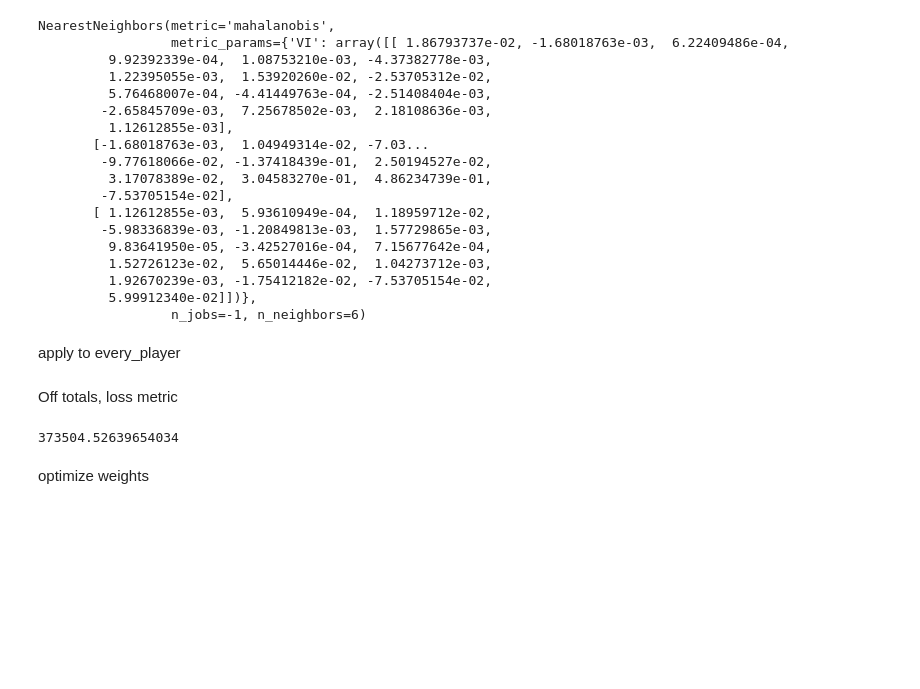
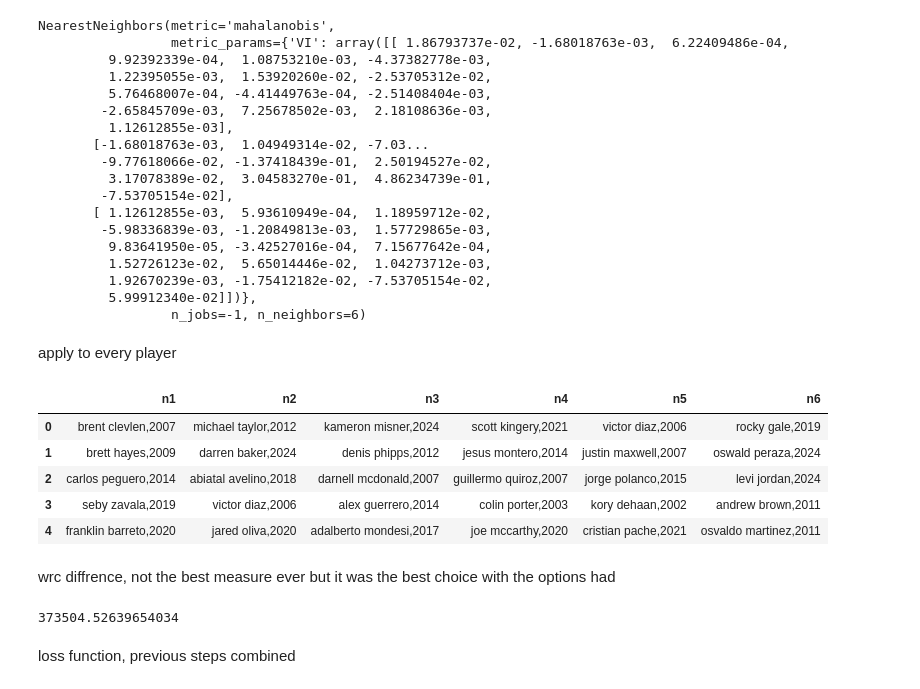
Before and after one commit to daltonlowery26/DIPS, a Jupyter notebook: models/wrc_neighbors/nn_02_24.ipynb, the cells around one changed output. Drawn from its saved outputs; the diff is of its cells as text; code cells hidden in the pictures; blank space fills up the shorter version.

Commit message:
Refactor code structure. Fix scipy weights opti and begin work on regression predection

```diff
--- a/nearest_neighbor_models/nn_02_24.ipynb
+++ b/models/wrc_neighbors/nn_02_24.ipynb
@@ -173,5 +173,5 @@ NearestNeighbors(metric='mahalanobis',
          5.99912340e-02]])},
                  n_jobs=-1, n_neighbors=6)
 # %% [markdown]
-apply to every_player
+apply to every player
 # %%
@@ -179,31 +179,39 @@ kNear = pd.DataFrame(columns=['n1', 'd1', 'n2', 'd2', 'n3', 'd3', 'n4', 'd4', 'n
 # %%
-distances, indices = nn.kneighbors(X)
+def df_apply(indices):
+    rows = []
+    indices_array = indices.astype(int)
 
-rows = []
-for i, idx in enumerate(X.index):
-    row_data = {}
+    # Get the actual index values from normalized_data
+    original_indices = normalized_data.index.values[:len(indices)]
 
-    # Get the indices of the nearest neighbors for the current player
-    neighbor_indices = indices[i]
-    neighbor_distances = distances[i]
+    for i, idx in enumerate(original_indices):
+        row_data = {}
+        neighbor_indices = indices_array[i]
 
-    # Get names and seasons combined for neighbors
-    for j, neighbor_idx in enumerate(neighbor_indices):
-        try:
-            name = normalized_data.iloc[neighbor_idx]['Name']
-            season = str(normalized_data.iloc[neighbor_idx]['Season'])
-            row_data[f'n{j+1}'] = f"{name},{season}"
-            row_data[f'd{j+1}'] = f"{neighbor_distances[j]:.2f}"
-        except Exception as e:
-            print(f"{e} at index {neighbor_idx}")
-            continue
+        # Get names and seasons combined for neighbors
+        for j, neighbor_idx in enumerate(neighbor_indices):
+            try:
+                name = normalized_data.iloc[neighbor_idx]['Name']
+                season = str(normalized_data.iloc[neighbor_idx]['Season'])
+                row_data[f'n{j+1}'] = f"{name},{season}"
+            except:
+                row_data[f'n{j+1}'] = "NA,0"
+        rows.append(row_data)
 
-    rows.append(row_data)
-
-# Convert the list of dictionaries to a DataFrame
-kNear = pd.DataFrame(rows, index=X.index)
+    return pd.DataFrame(rows, index=original_indices)
+# %%
+indices_test = nn.kneighbors(X, return_distance=False)
+kNear = df_apply(indices=indices_test)
+kNear.head()
+# %% [output]
+|  | n1 | n2 | n3 | n4 | n5 | n6 |
+| 0 | brent clevlen,2007 | michael taylor,2012 | kameron misner,2024 | scott kingery,2021 | victor diaz,2006 | rocky gale,2019 |
+| 1 | brett hayes,2009 | darren baker,2024 | denis phipps,2012 | jesus montero,2014 | justin maxwell,2007 | oswald peraza,2024 |
+| 2 | carlos peguero,2014 | abiatal avelino,2018 | darnell mcdonald,2007 | guillermo quiroz,2007 | jorge polanco,2015 | levi jordan,2024 |
+| 3 | seby zavala,2019 | victor diaz,2006 | alex guerrero,2014 | colin porter,2003 | kory dehaan,2002 | andrew brown,2011 |
+| 4 | franklin barreto,2020 | jared oliva,2020 | adalberto mondesi,2017 | joe mccarthy,2020 | cristian pache,2021 | osvaldo martinez,2011 |
 # %% [markdown]
-Off totals, loss metric
+wrc diffrence, not the best measure ever but it was the best choice with the options had
 # %%
 def calculate_wrc_diff(row):
     # Split the current player's info
@@ -257,6 +264,6 @@ print(miss)
 # %% [output]
 373504.52639654034
 # %% [markdown]
-optimize weights
+loss function, previous steps combined
 # %%
 def loss_fn(weights):
```
Also changed, not shown: parts of 12 cells of this notebook, 3 other files.
